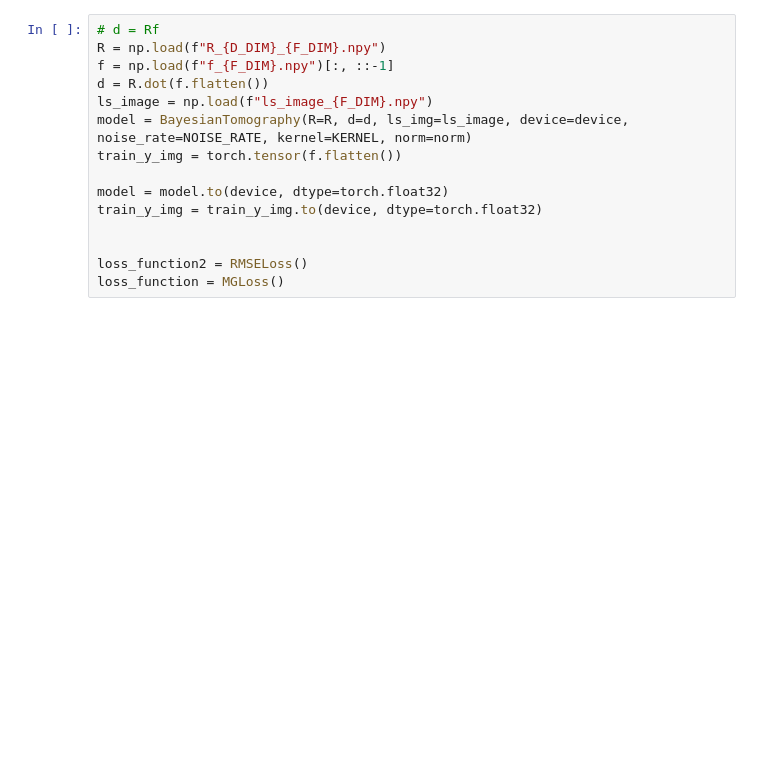
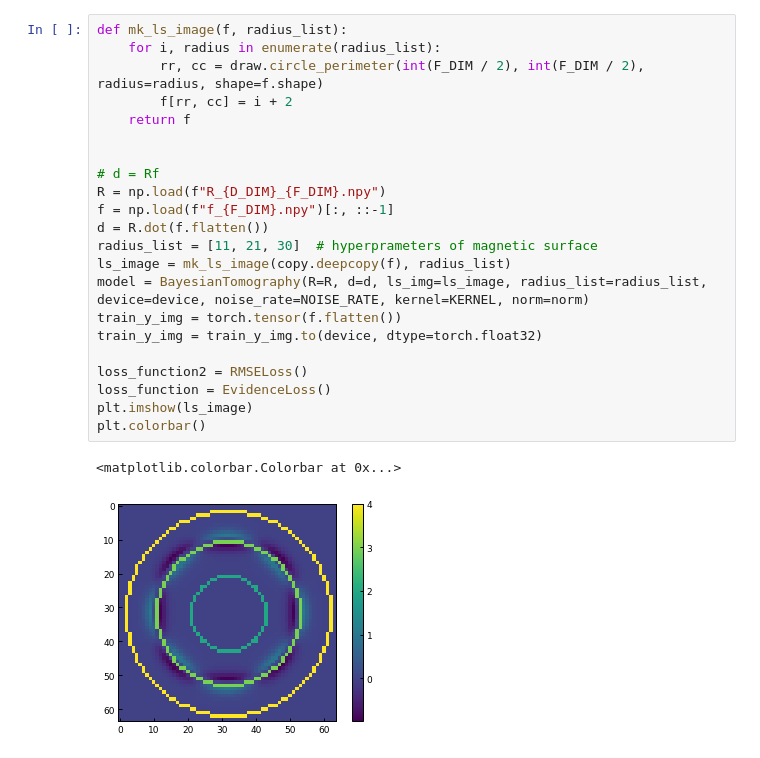
Before and after one commit to ebinan92/GP_tomography, a Jupyter notebook: example_bayesian.ipynb, the cells around one changed output. Cells and saved outputs as stored; diff of their text form; blank space fills up the shorter version.

```diff
--- a/example_bayesian.ipynb
+++ b/example_bayesian.ipynb
@@ -25,19 +27,29 @@ norm = 0.7 # pixel distance ratio
 device = torch.device("cuda" if torch.cuda.is_available() else "cpu")
 # %%
+def mk_ls_image(f, radius_list):
+    for i, radius in enumerate(radius_list):
+        rr, cc = draw.circle_perimeter(int(F_DIM / 2), int(F_DIM / 2), radius=radius, shape=f.shape)
+        f[rr, cc] = i + 2
+    return f
+
+
 # d = Rf
 R = np.load(f"R_{D_DIM}_{F_DIM}.npy")
 f = np.load(f"f_{F_DIM}.npy")[:, ::-1]
 d = R.dot(f.flatten())
-ls_image = np.load(f"ls_image_{F_DIM}.npy")
-model = BayesianTomography(R=R, d=d, ls_img=ls_image, device=device, noise_rate=NOISE_RATE, kernel=KERNEL, norm=norm)
+radius_list = [11, 21, 30]  # hyperprameters of magnetic surface
+ls_image = mk_ls_image(copy.deepcopy(f), radius_list)
+model = BayesianTomography(R=R, d=d, ls_img=ls_image, radius_list=radius_list, device=device, noise_rate=NOISE_RATE, kernel=KERNEL, norm=norm)
 train_y_img = torch.tensor(f.flatten())
-
-model = model.to(device, dtype=torch.float32)
 train_y_img = train_y_img.to(device, dtype=torch.float32)
 
-
 loss_function2 = RMSELoss()
-loss_function = MGLoss()
+loss_function = EvidenceLoss()
+plt.imshow(ls_image)
+plt.colorbar()
+# %% [output]
+<matplotlib.colorbar.Colorbar at 0x...>
+[figure, added]
 # %%
 optimizer = torch.optim.Adam([
     {'params': model.parameters()},
```
Also changed, not shown: parts of 6 cells of this notebook, 1 other file.
